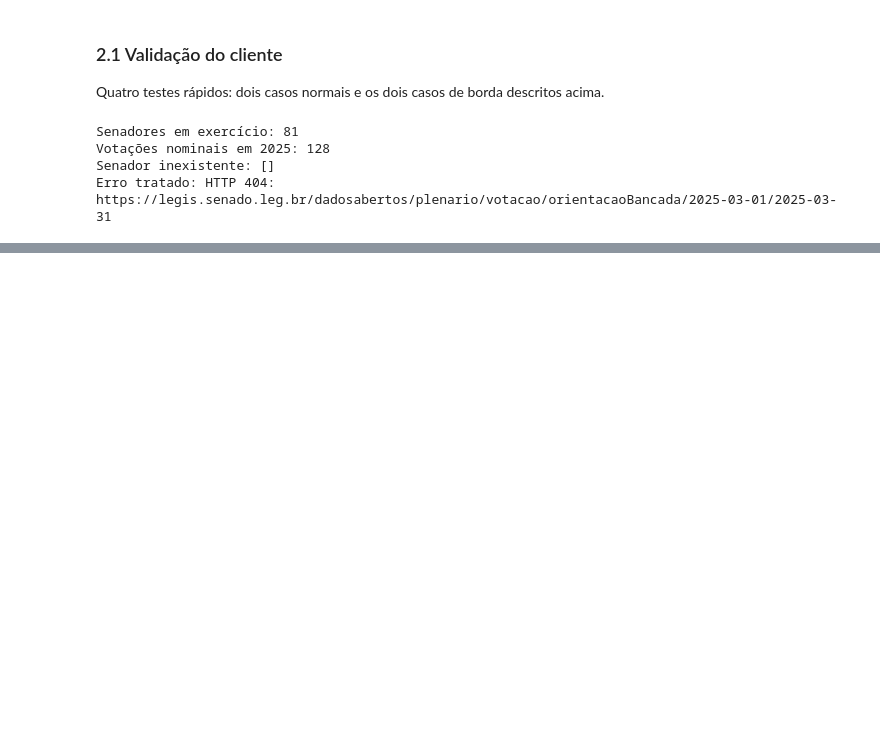
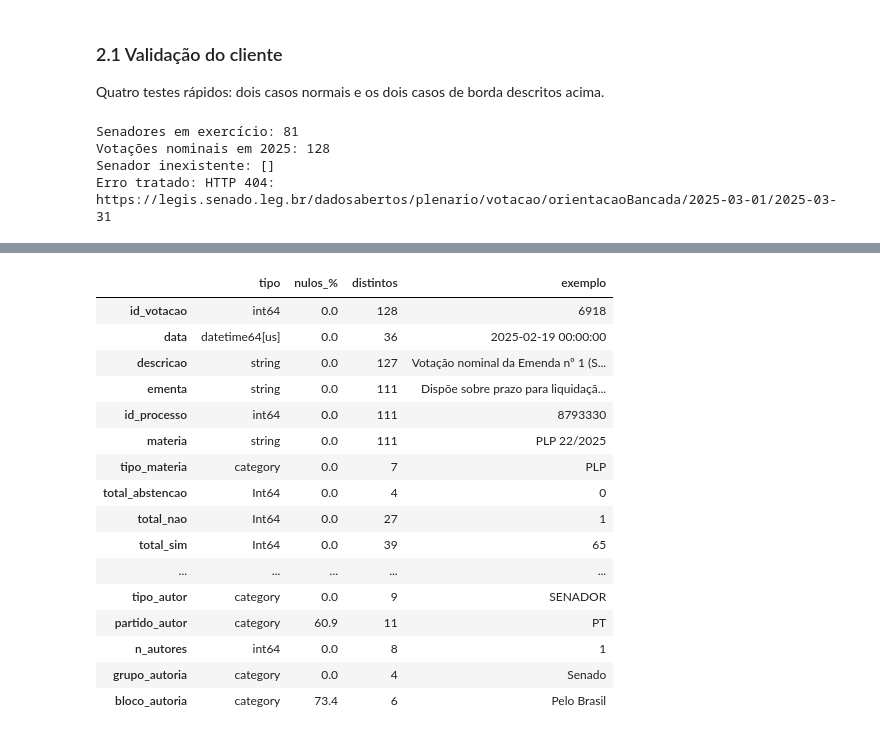
Before and after one commit to pedrob21/Aleon-Challenge, a Jupyter notebook: challenge.ipynb, the cells around one changed output, grey strips where cells are left out. Saved outputs shown, nothing was run; the diff lists cells and outputs as text; code cells hidden in the pictures; blank space fills up the shorter version.

```diff
--- a/challenge.ipynb
+++ b/challenge.ipynb
@@ -120,0 +473,38 @@ Erro tratado: HTTP 404: https://legis.senado.leg.br/dadosabertos/plenario/votaca
+# %%
+TIPOS_MATERIA: dict[str, str] = {
+    "MSF": "Mensagem (indicação de autoridade)",
+    "OFS": "Ofício (indicação de autoridade)",
+    "PEC": "Proposta de Emenda à Constituição",
+    "PLP": "Projeto de Lei Complementar",
+    "PL": "Projeto de Lei",
+    "MPV": "Medida Provisória",
+    "RQS": "Requerimento",
+}
+COLUNAS_VOTACAO: dict[str, str] = {
+    "codigo_sessao_votacao": "id_votacao",
+    "data_sessao": "data",
+    "sigla": "tipo_materia",
+    "identificacao": "materia",
+    "descricao_votacao": "descricao",
+    "votacao_secreta": "secreta",
+    "resultado_votacao": "resultado",
+    "total_votos_sim": "total_sim",
+    "total_votos_nao": "total_nao",
+    "total_votos_abstencao": "total_abstencao",
+}
+TOTAIS: list[str] = ["total_sim", "total_nao", "total_abstencao"]
+
+votacoes, relatorio = limpar(
+    pd.json_normalize(votacoes_raw),
+    remover=["informe_legislativo*", "codigo_sessao", "codigo_sessao_legislativa", "codigo_materia",
+             "sequencial_*", "numero*", "data_apresentacao", "ano"],
+    renomear=COLUNAS_VOTACAO,
+    chave_duplicata=["codigo_sessao_votacao"],
+)
+mostrar(relatorio)
+
+# regras do domínio
+votacoes["aprovada"] = votacoes.pop("resultado").eq("A")
+votacoes["tipo_materia_desc"] = votacoes["tipo_materia"].map(TIPOS_MATERIA).fillna(votacoes["tipo_materia"])
+votacoes = votacoes.sort_values("data").reset_index(drop=True)
+votacoes.head()
@@ -120,0 +788,20 @@ Erro tratado: HTTP 404: https://legis.senado.leg.br/dadosabertos/plenario/votaca
+# %%
+resumo(votacoes)
+# %% [output]
+|  | tipo | nulos_% | distintos | exemplo |
+| id_votacao | int64 | 0.0 | 128 | 6918 |
+| data | datetime64[us] | 0.0 | 36 | 2025-02-19 00:00:00 |
+| descricao | string | 0.0 | 127 | Votação nominal da Emenda nº 1 (S... |
+| ementa | string | 0.0 | 111 | Dispõe sobre prazo para liquidaçã... |
+| id_processo | int64 | 0.0 | 111 | 8793330 |
+| materia | string | 0.0 | 111 | PLP 22/2025 |
+| tipo_materia | category | 0.0 | 7 | PLP |
+| total_abstencao | Int64 | 0.0 | 4 | 0 |
+| total_nao | Int64 | 0.0 | 27 | 1 |
+| total_sim | Int64 | 0.0 | 39 | 65 |
+| ... | ... | ... | ... | ... |
+| tipo_autor | category | 0.0 | 9 | SENADOR |
+| partido_autor | category | 60.9 | 11 | PT |
+| n_autores | int64 | 0.0 | 8 | 1 |
+| grupo_autoria | category | 0.0 | 4 | Senado |
+| bloco_autoria | category | 73.4 | 6 | Pelo Brasil |
```
Also changed, not shown: parts of 21 cells of this notebook.
